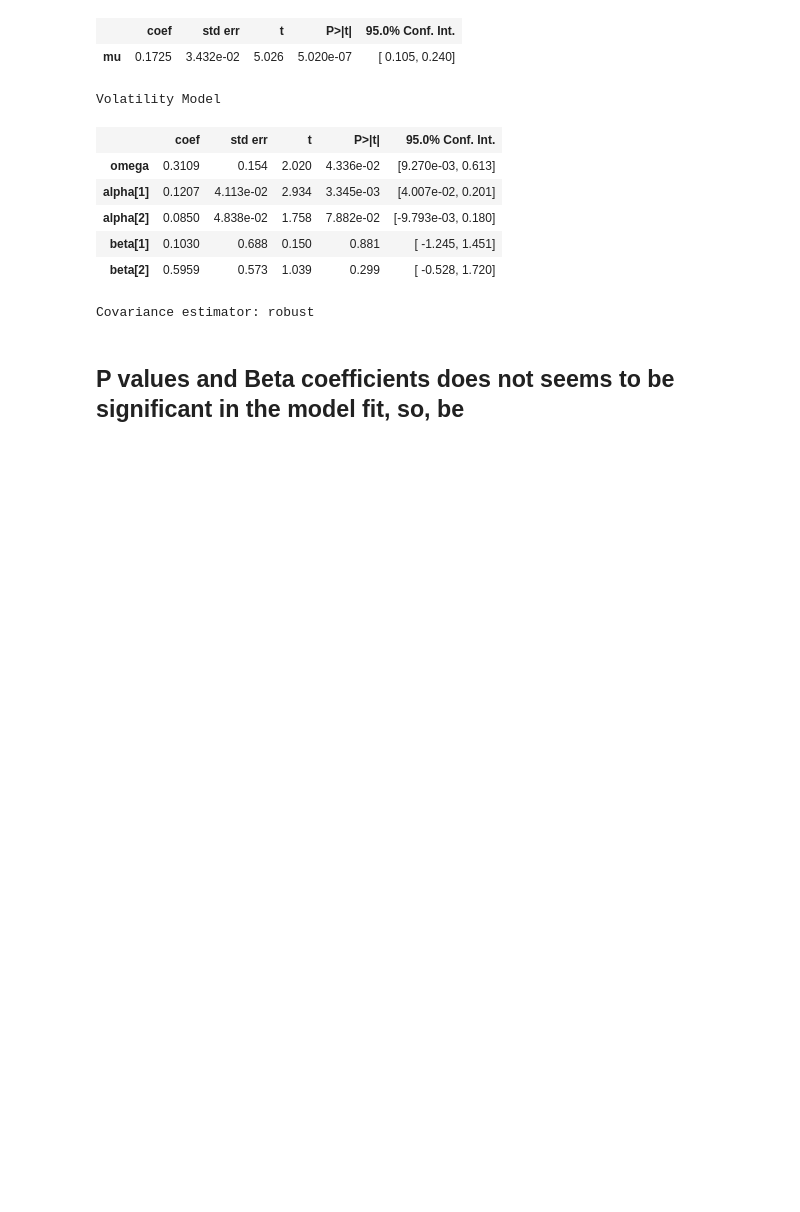
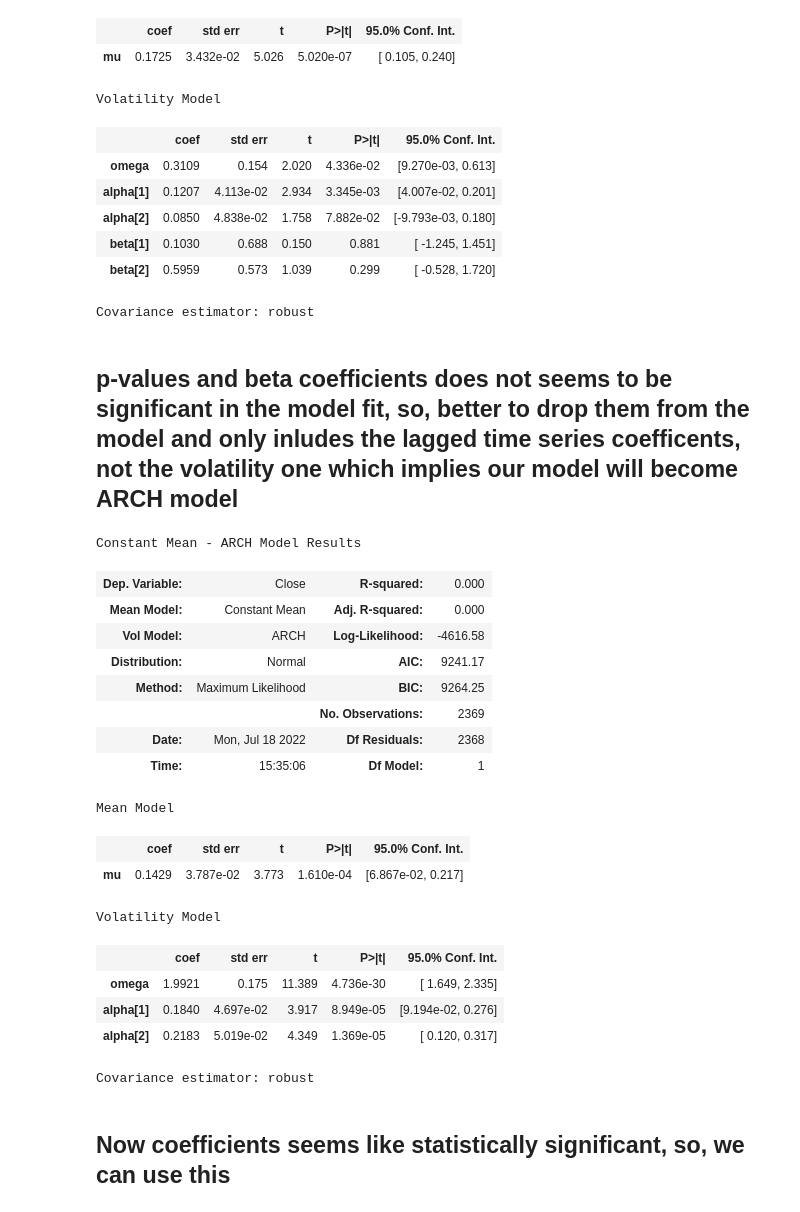
Before and after one commit to Karanpalshekhawat/time-series-analysis, a Jupyter notebook: Garch_model_in_stock_forecasting.ipynb, the cells around one changed output. Cells and saved outputs as stored; diff of their text form; code cells hidden in the pictures; blank space fills up the shorter version.

```diff
--- a/Garch_model_in_stock_forecasting.ipynb
+++ b/Garch_model_in_stock_forecasting.ipynb
@@ -67,4 +67,29 @@ Volatility Model
 | beta[2] | 0.5959 | 0.573 | 1.039 | 0.299 | [ -0.528, 1.720] |
 Covariance estimator: robust
 # %% [markdown]
-## P values and Beta coefficients does not seems to be significant in the model fit, so, be
+## p-values and beta coefficients does not seems to be significant in the model fit, so, better to drop them from the model and only inludes the lagged time series coefficents, not the volatility one which implies our model will become ARCH model
+# %%
+model = arch_model(daily_returns, p =2, q=0)
+model_fit = model.fit(disp='off')
+model_fit.summary()
+# %% [output]
+Constant Mean - ARCH Model Results
+| Dep. Variable: | Close | R-squared: | 0.000 |
+| Mean Model: | Constant Mean | Adj. R-squared: | 0.000 |
+| Vol Model: | ARCH | Log-Likelihood: | -4616.58 |
+| Distribution: | Normal | AIC: | 9241.17 |
+| Method: | Maximum Likelihood | BIC: | 9264.25 |
+|  |  | No. Observations: | 2369 |
+| Date: | Mon, Jul 18 2022 | Df Residuals: | 2368 |
+| Time: | 15:35:06 | Df Model: | 1 |
+Mean Model
+|  | coef | std err | t | P>|t| | 95.0% Conf. Int. |
+| mu | 0.1429 | 3.787e-02 | 3.773 | 1.610e-04 | [6.867e-02, 0.217] |
+Volatility Model
+|  | coef | std err | t | P>|t| | 95.0% Conf. Int. |
+| omega | 1.9921 | 0.175 | 11.389 | 4.736e-30 | [ 1.649, 2.335] |
+| alpha[1] | 0.1840 | 4.697e-02 | 3.917 | 8.949e-05 | [9.194e-02, 0.276] |
+| alpha[2] | 0.2183 | 5.019e-02 | 4.349 | 1.369e-05 | [ 0.120, 0.317] |
+Covariance estimator: robust
+# %% [markdown]
+## Now coefficients seems like statistically significant, so, we can use this
```
Also changed, not shown: parts of 1 cell of this notebook.
